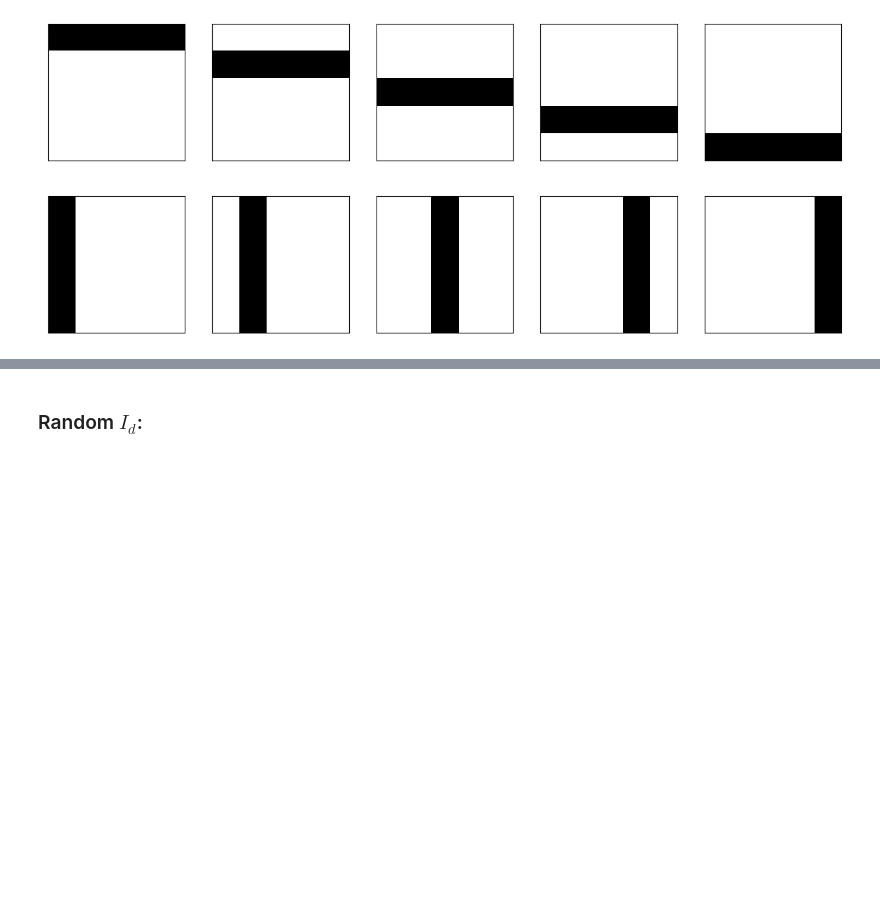
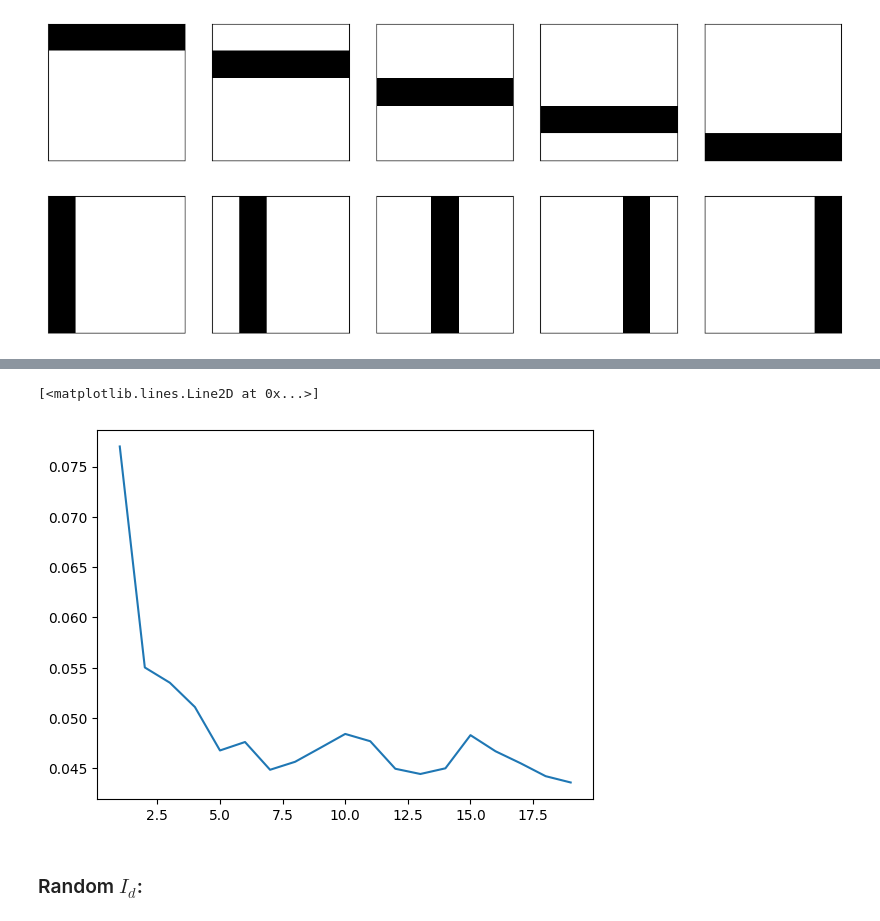
Before and after one commit to JannisZeller/topicflow, a Jupyter notebook: _testing_outsourced.ipynb, the cells around one changed output, grey strips where cells are left out. Saved outputs shown, nothing was run; the diff lists cells and outputs as text; code cells hidden in the pictures; blank space fills up the shorter version.

```diff
--- a/_testing_outsourced.ipynb
+++ b/_testing_outsourced.ipynb
@@ -66,3 +68,25 @@ fig = tp_utils.visualize_topics(model_fixedN.Theta, 2, sqrt_N_vocab)
+# %%
+data_test  = tp_data.squareLDDocuments(
+    N_docs=10,
+    sqrt_N_vocab=sqrt_N_vocab,
+    N_words_rate=N_words,
+    Theta_overwrite=model_fixedN.Theta,
+    alpha=1.)
+# %%
+Theta_test, Pi_test, _, _, W_DId_test = data_test.extract_params()
+# %%
+errs    = []
+N_iters = []
+
+for N_iter in tqdm(range(1, 20)):
+    Pi_pred = model_fixedN.predict(W_DId_test, N_iter=N_iter)
+    errs.append(np.mean(np.abs(Pi_pred - Pi_test)))
+    N_iters.append(N_iter)
+
+plt.plot(N_iters, errs)
+# %% [output]
+[<matplotlib.lines.Line2D at 0x...>]
+[figure, added]
 # %% [markdown]
 ### Random $I_d$:
 # %%
```
Also changed, not shown: parts of 11 cells of this notebook, 2 other files.
